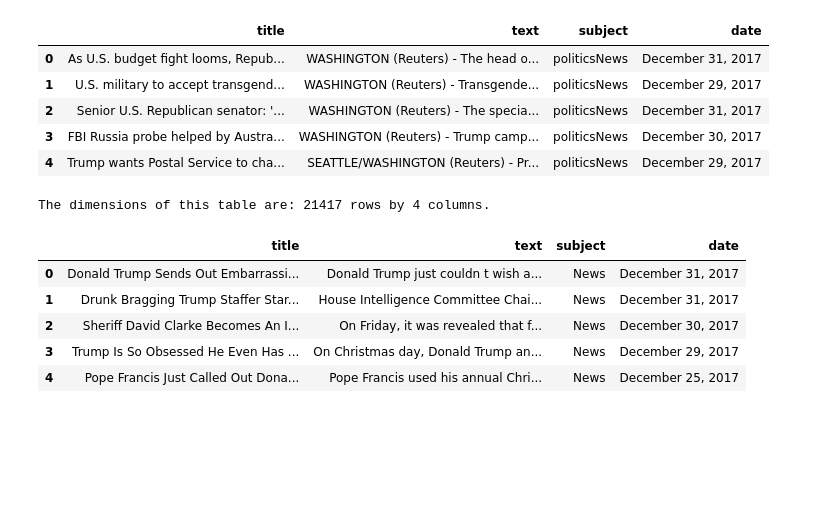
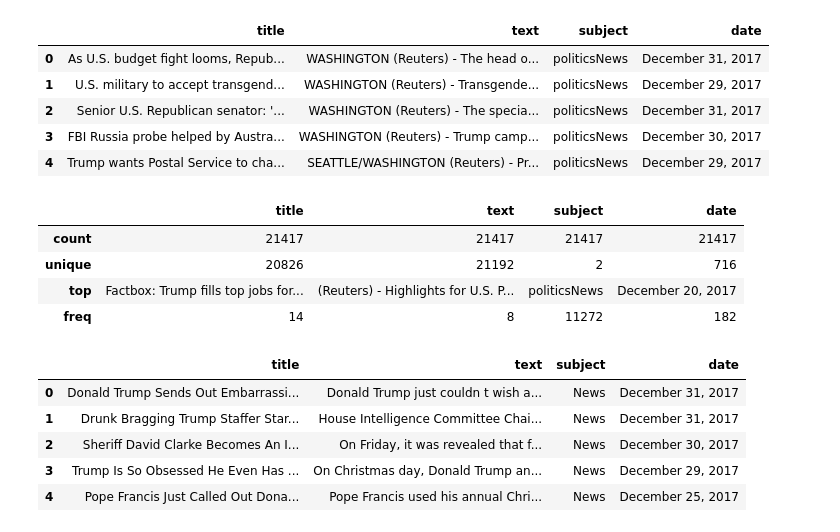
Before and after one commit to KyleL1015/CSE150AMilestone2, a Jupyter notebook: CSE150AMilestone2.ipynb, the cells around one changed output. Drawn from its saved outputs; the diff is of its cells as text; code cells hidden in the pictures; blank space fills up the shorter version.

```diff
--- a/CSE150AMilestone2.ipynb
+++ b/CSE150AMilestone2.ipynb
@@ -59,10 +51,14 @@ true_df.head()
 | 2 | Senior U.S. Republican senator: '... | WASHINGTON (Reuters) - The specia... | politicsNews | December 31, 2017 |
 | 3 | FBI Russia probe helped by Austra... | WASHINGTON (Reuters) - Trump camp... | politicsNews | December 30, 2017 |
 | 4 | Trump wants Postal Service to cha... | SEATTLE/WASHINGTON (Reuters) - Pr... | politicsNews | December 29, 2017 |
-# %%
-print(f"The dimensions of this table are: {true_df.shape[0]} rows by {true_df.shape[1]} columns.")
-# %% [output]
-The dimensions of this table are: 21417 rows by 4 columns.
+# %%
+real_df.describe()
+# %% [output]
+|  | title | text | subject | date |
+| count | 21417 | 21417 | 21417 | 21417 |
+| unique | 20826 | 21192 | 2 | 716 |
+| top | Factbox: Trump fills top jobs for... | (Reuters) - Highlights for U.S. P... | politicsNews | December 20, 2017 |
+| freq | 14 | 8 | 11272 | 182 |
 # %%
 fake_df.head()
 # %% [output]
```
Also changed, not shown: parts of 69 cells of this notebook.
